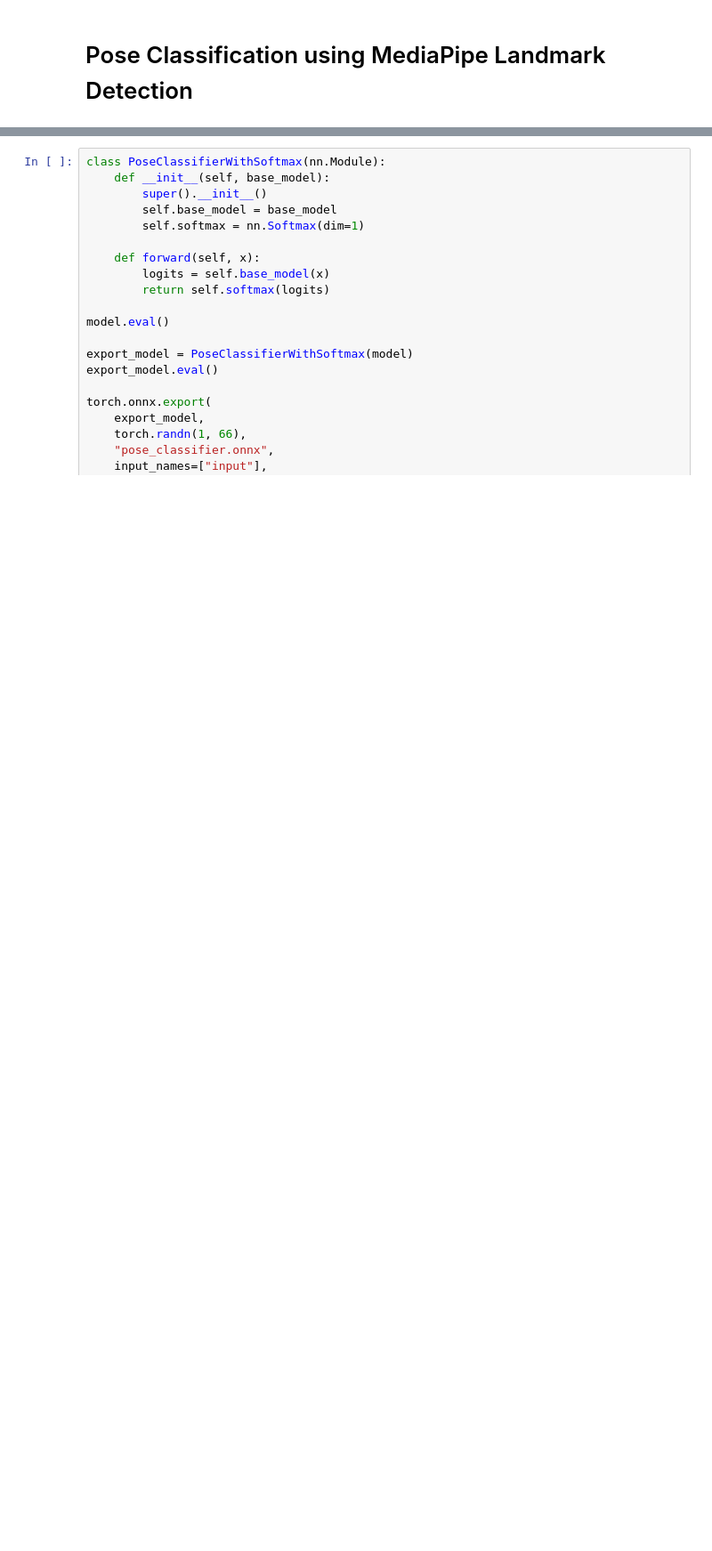
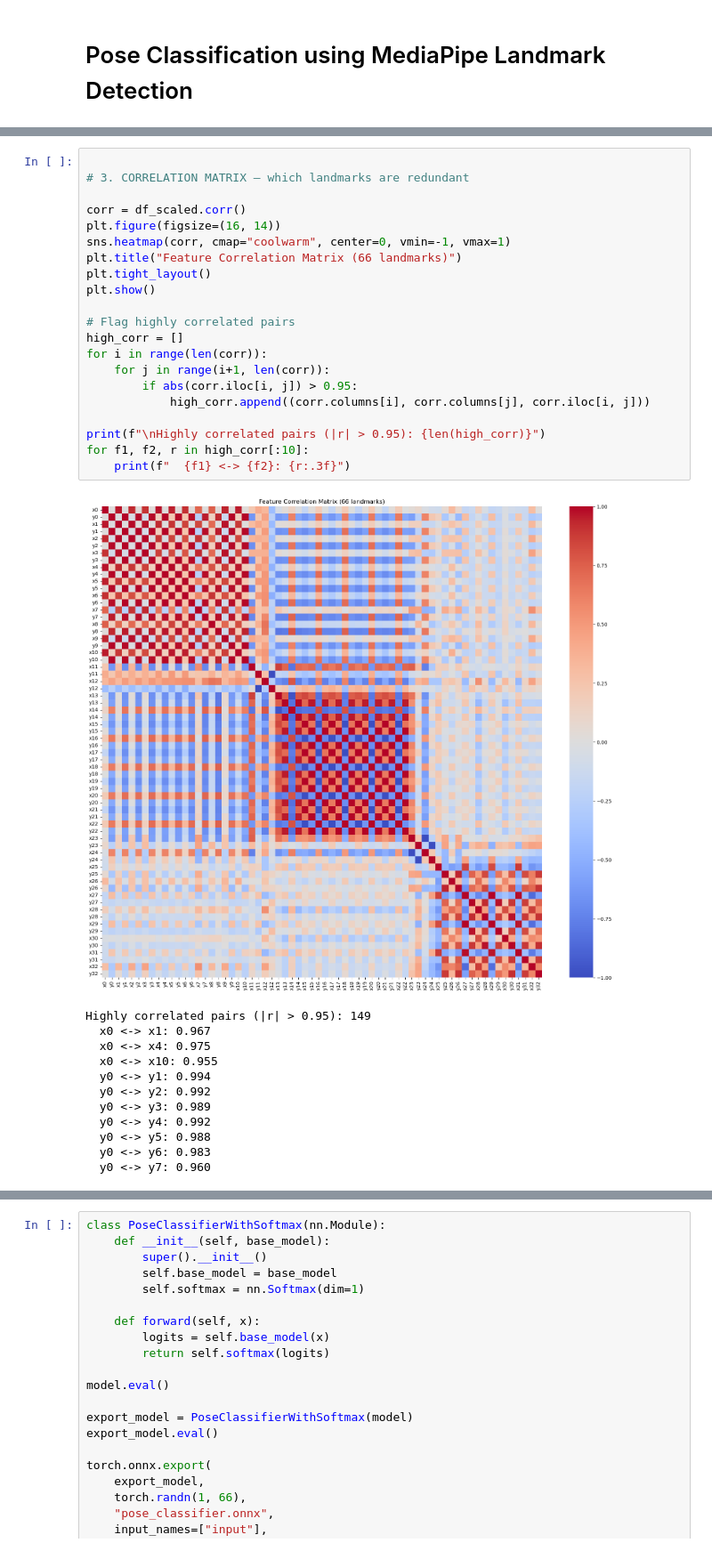
Before and after one commit to AmyJose/gameception, a Jupyter notebook: classificationModels/pose_classification.ipynb, the cells around one changed output, grey strips where cells are left out. Shown at 89% size. Drawn from its saved outputs; the diff is of its cells as text; blank space fills up the shorter version.

```diff
--- a/classificationModels/pose_classification.ipynb
+++ b/classificationModels/pose_classification.ipynb
@@ -142,0 +222,34 @@ Done!
+# %%
+
+# 3. CORRELATION MATRIX — which landmarks are redundant
+
+corr = df_scaled.corr()
+plt.figure(figsize=(16, 14))
+sns.heatmap(corr, cmap="coolwarm", center=0, vmin=-1, vmax=1)
+plt.title("Feature Correlation Matrix (66 landmarks)")
+plt.tight_layout()
+plt.show()
+
+# Flag highly correlated pairs
+high_corr = []
+for i in range(len(corr)):
+    for j in range(i+1, len(corr)):
+        if abs(corr.iloc[i, j]) > 0.95:
+            high_corr.append((corr.columns[i], corr.columns[j], corr.iloc[i, j]))
+
+print(f"\nHighly correlated pairs (|r| > 0.95): {len(high_corr)}")
+for f1, f2, r in high_corr[:10]:
+    print(f"  {f1} <-> {f2}: {r:.3f}")
+# %% [output]
+[figure, added]
+Highly correlated pairs (|r| > 0.95): 149
+  x0 <-> x1: 0.967
+  x0 <-> x4: 0.975
+  x0 <-> x10: 0.955
+  y0 <-> y1: 0.994
+  y0 <-> y2: 0.992
+  y0 <-> y3: 0.989
+  y0 <-> y4: 0.992
+  y0 <-> y5: 0.988
+  y0 <-> y6: 0.983
+  y0 <-> y7: 0.960
```
Also changed, not shown: parts of 7 cells of this notebook, 5 other files.
